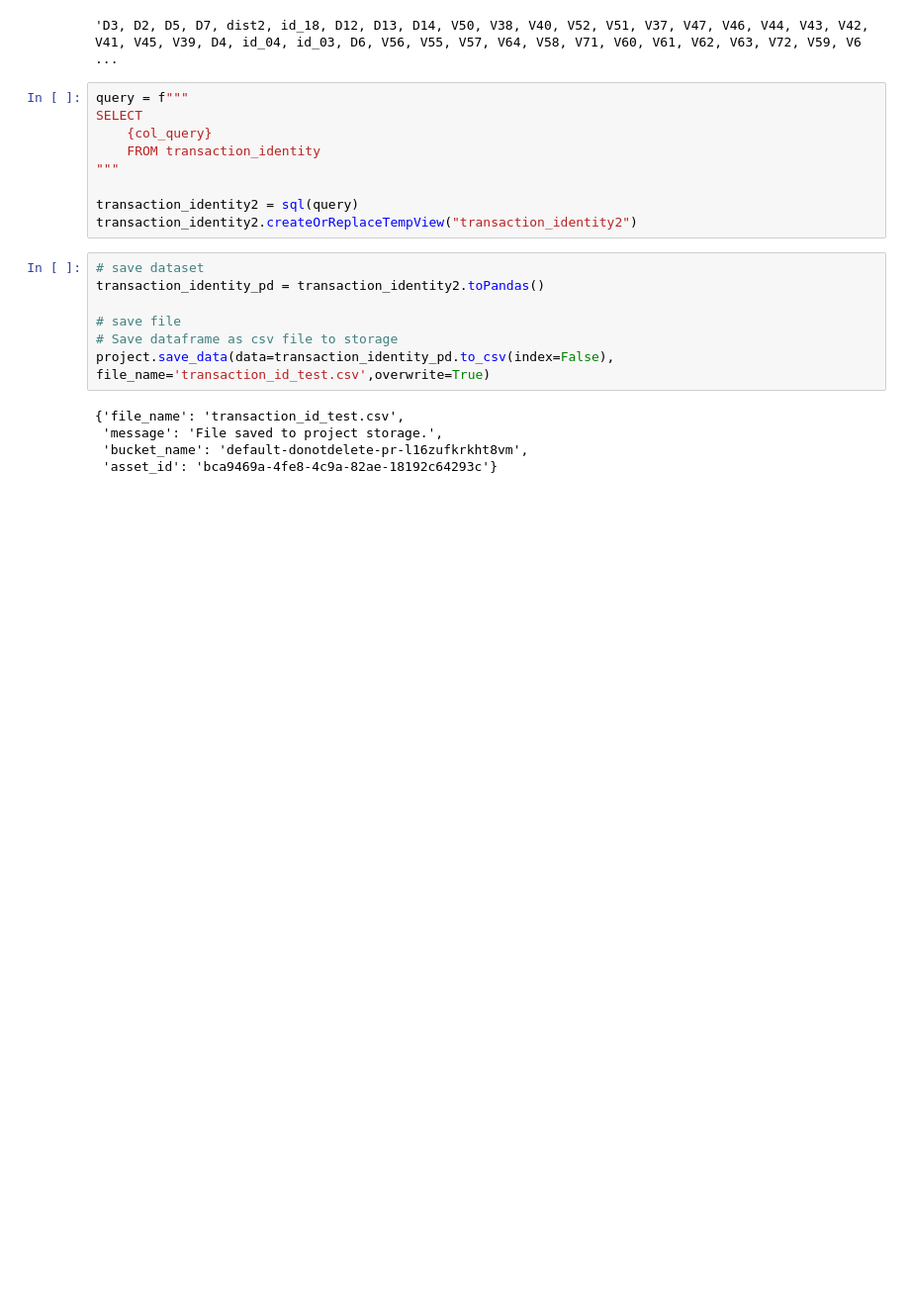
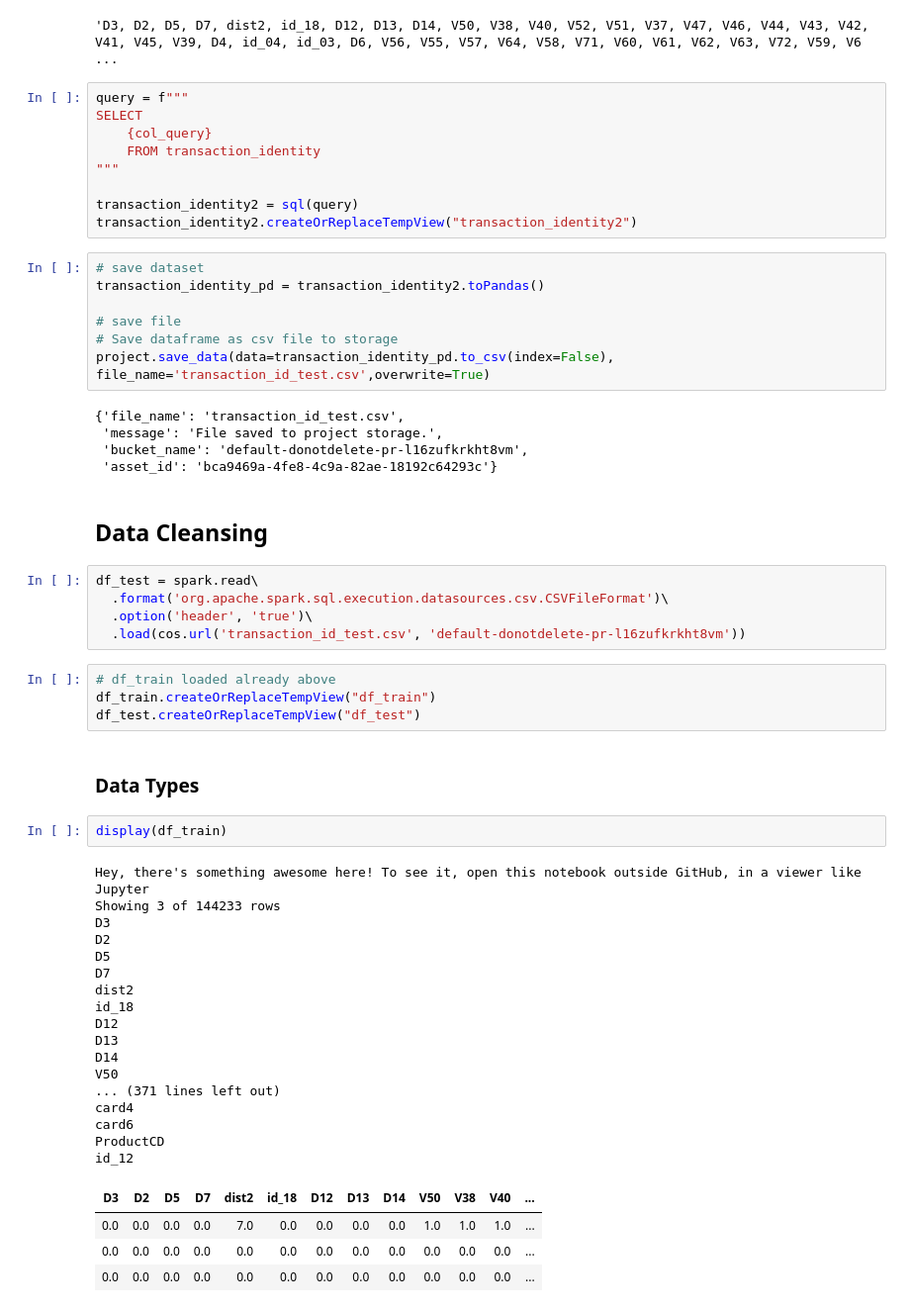
Before and after one commit to PrinceJavier/ieee_cis_fraud_detection, a Jupyter notebook: ieee_cis_fraud_detection.etl.pyspark.ipynb, the cells around one changed output. Shown at 99% size. Cells and saved outputs as stored; diff of their text form; blank space fills up the shorter version.

```diff
--- a/ieee_cis_fraud_detection.etl.pyspark.ipynb
+++ b/ieee_cis_fraud_detection.etl.pyspark.ipynb
@@ -140,3 +152,40 @@ project.save_data(data=transaction_identity_pd.to_csv(index=False), file_name='t
  'message': 'File saved to project storage.',
  'bucket_name': 'default-donotdelete-pr-l16zufkrkht8vm',
  'asset_id': 'bca9469a-4fe8-4c9a-82ae-18192c64293c'}
+# %% [markdown]
+## Data Cleansing
+# %%
+df_test = spark.read\
+  .format('org.apache.spark.sql.execution.datasources.csv.CSVFileFormat')\
+  .option('header', 'true')\
+  .load(cos.url('transaction_id_test.csv', 'default-donotdelete-pr-l16zufkrkht8vm'))
+# %%
+# df_train loaded already above
+df_train.createOrReplaceTempView("df_train")
+df_test.createOrReplaceTempView("df_test")
+# %% [markdown]
+### Data Types
+# %%
+display(df_train)
+# %% [output]
+Hey, there's something awesome here! To see it, open this notebook outside GitHub, in a viewer like Jupyter
+Showing 3 of 144233 rows
+D3
+D2
+D5
+D7
+dist2
+id_18
+D12
+D13
+D14
+V50
+... (371 lines left out)
+card4
+card6
+ProductCD
+id_12
+| D3 | D2 | D5 | D7 | dist2 | id_18 | D12 | D13 | D14 | V50 | V38 | V40 | ... |
+| 0.0 | 0.0 | 0.0 | 0.0 | 7.0 | 0.0 | 0.0 | 0.0 | 0.0 | 1.0 | 1.0 | 1.0 | ... |
+| 0.0 | 0.0 | 0.0 | 0.0 | 0.0 | 0.0 | 0.0 | 0.0 | 0.0 | 0.0 | 0.0 | 0.0 | ... |
+| 0.0 | 0.0 | 0.0 | 0.0 | 0.0 | 0.0 | 0.0 | 0.0 | 0.0 | 0.0 | 0.0 | 0.0 | ... |
```
Also changed, not shown: parts of 26 cells of this notebook.
